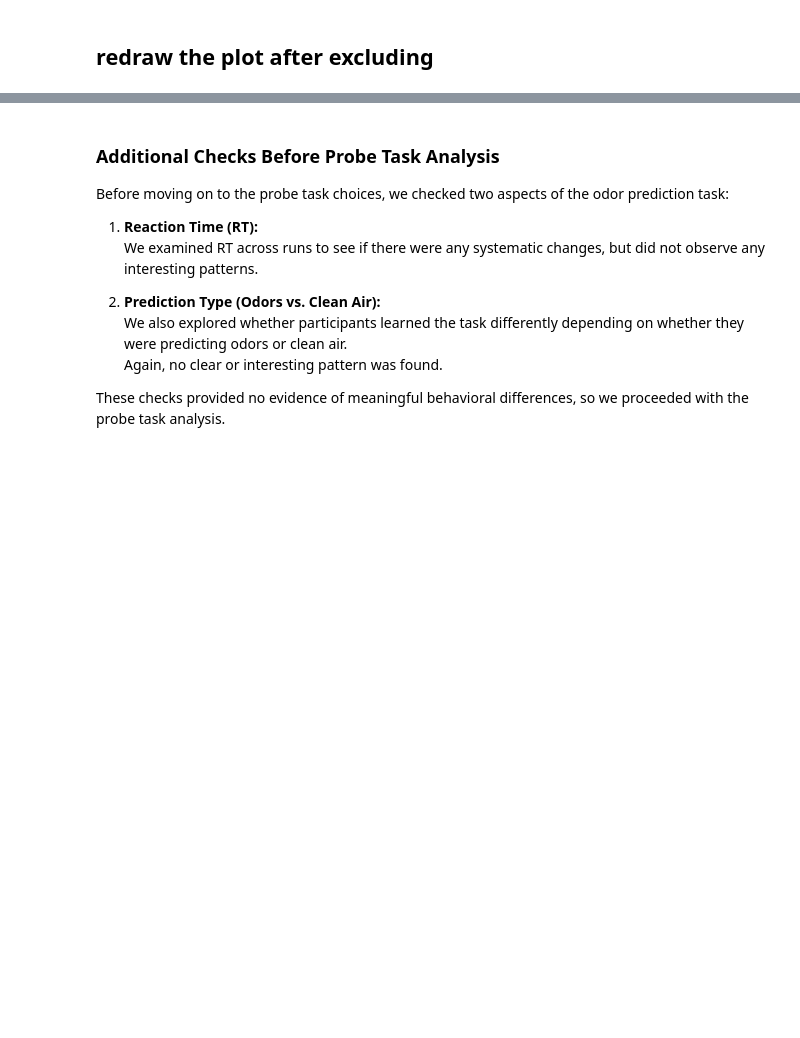
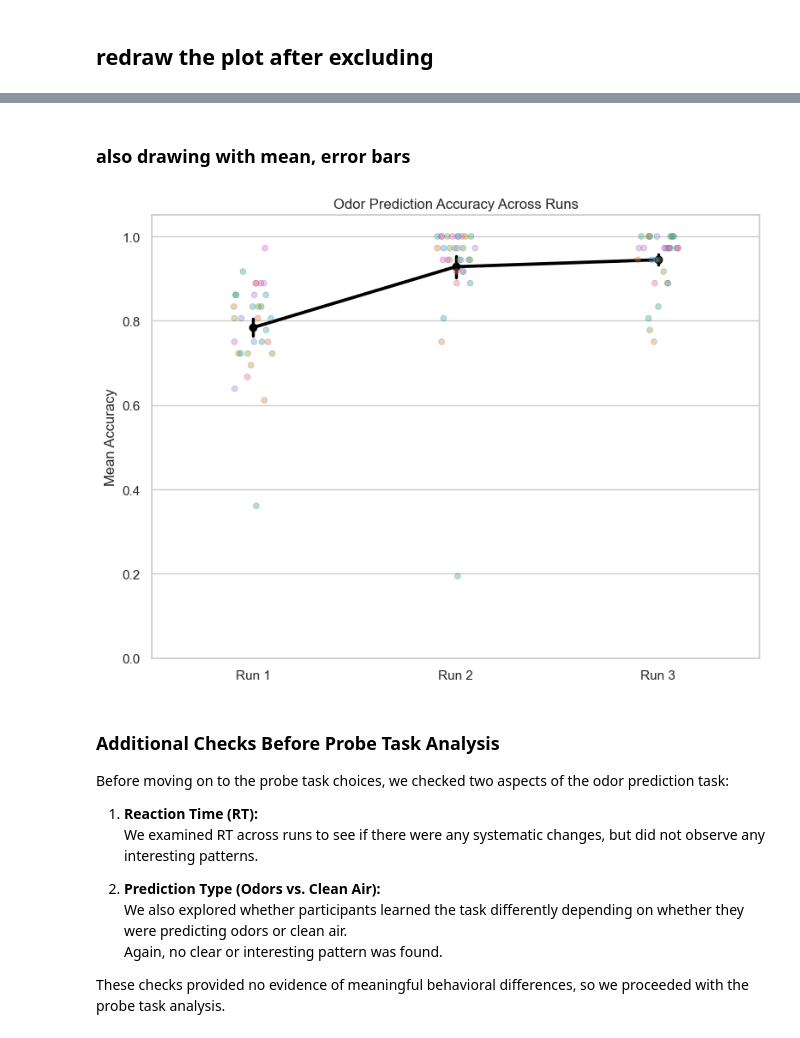
Before and after one commit to QingfangLiu/project-spcd, a Jupyter notebook: behavior/analyze_behaviors.ipynb, the cells around one changed output, grey strips where cells are left out. Cells and saved outputs as stored; diff of their text form; code cells hidden in the pictures; blank space fills up the shorter version.

Commit message:
edit plotting

```diff
--- a/behavior/analyze_behaviors.ipynb
+++ b/behavior/analyze_behaviors.ipynb
@@ -125,3 +142,34 @@ See the caveats in the documentation: https://pandas.pydata.org/pandas-docs/stab
+# %% [markdown]
+### also drawing with mean, error bars
+# %%
+plt.figure(figsize=(8, 6))
+
+# Jittered individual points (plotted first, in the background)
+sns.stripplot(
+    data=filtered_run_df, x='Run_label', y='mean_acc', hue='subject',
+    dodge=False, jitter=True, alpha=0.4, marker='o', linewidth=0.3, edgecolor='gray'
+)
+
+# Mean ± SE across runs, connected by line
+sns.pointplot(
+    data=filtered_run_df, x='Run_label', y='mean_acc',
+    dodge=False, errorbar='se', markers='o', color='black',
+    err_kws={'linewidth': 2.5}, markersize=5
+)
+
+# Final plot settings
+plt.title('Odor Prediction Accuracy Across Runs')
+plt.xlabel('')
+plt.ylabel('Mean Accuracy')
+plt.ylim(0, 1.05)
+
+# Hide crowded legend
+plt.legend([], [], frameon=False)
+
+plt.tight_layout()
+plt.show()
+# %% [output]
+[figure, added]
 # %% [markdown]
 ### Additional Checks Before Probe Task Analysis
 
```
Also changed, not shown: parts of 15 cells of this notebook, 1 other file.
